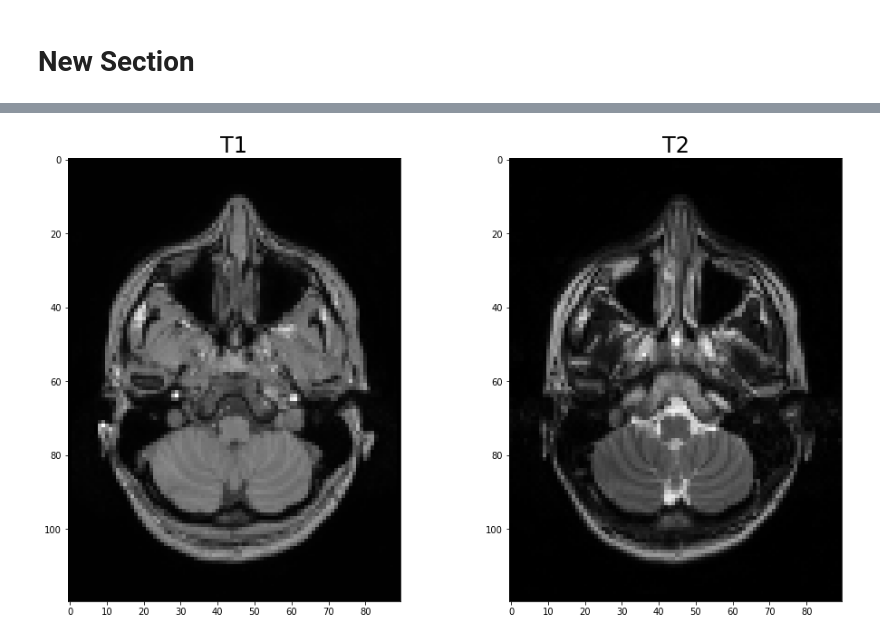
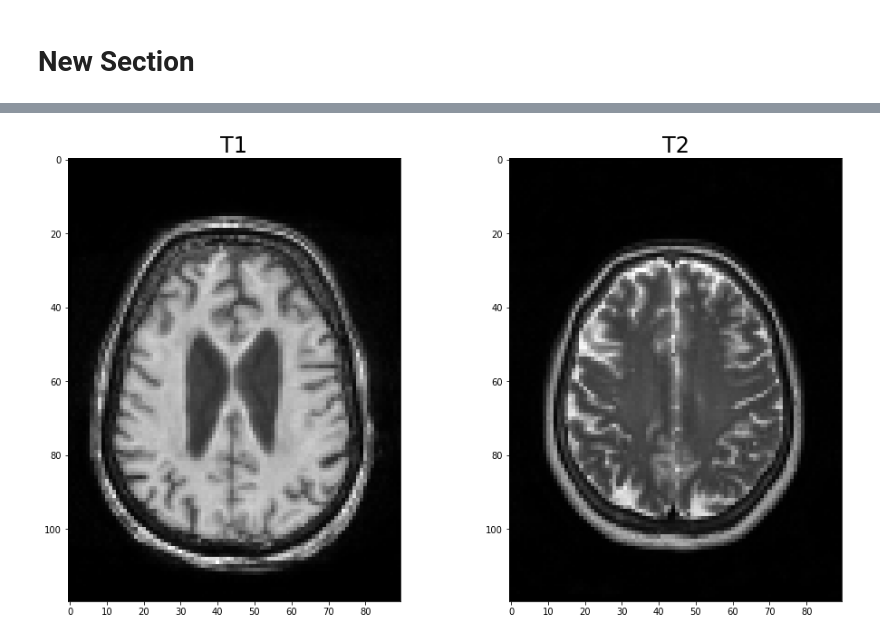
Before and after one commit to jeffj9930/3D_medical_imaging_liveProject, a Jupyter notebook: Copy_of_ch1.ipynb, the cells around one changed output, grey strips where cells are left out. Saved outputs shown, nothing was run; the diff lists cells and outputs as text; code cells hidden in the pictures.

```diff
--- a/Copy_of_ch1.ipynb
+++ b/Copy_of_ch1.ipynb
@@ -33,6 +35,6 @@ np.random.seed(seed)
 torch.manual_seed(seed)
 torch.cuda.manual_seed(seed)
 # %%
-rand_file = randint(0,len(t1_images))
-image_t1 = nib.load(t1_images[rand_file]).get_fdata()
-image_t2 = nib.load(t2_images[rand_file]).get_fdata()
+rand_patient = randint(0,len(t1_images))
+imvol_t1 = nib.load(t1_images[rand_patient]).get_fdata()
+imvol_t2 = nib.load(t2_images[rand_patient]).get_fdata()
@@ -41,0 +41,3 @@ rand_idx = 49
+# %%
+rand_slice = randint(0,len(imvol_t1[1,:,1]))
+print("Number of slices: {}".format(len(imvol_t1[1,:,1])))
@@ -42,8 +69,8 @@ rand_idx = 49
 # %%
+
 fig, axes = plt.subplots(1,2,figsize=(16,9))
-axes[0].imshow(image_t1[:,rand_idx,:],cmap='gray');axes[0].set_title('T1',fontsize=24)
-axes[1].imshow(image_t2[:,rand_idx,:],cmap='gray');axes[1].set_title('T2',fontsize=24)
-#plt.subplots(1,2,figsize=(16,9))
+axes[0].imshow(imvol_t1[:,rand_slice,:],cmap='gray');axes[0].set_title('T1',fontsize=24)
+axes[1].imshow(imvol_t2[:,rand_slice,:],cmap='gray');axes[1].set_title('T2',fontsize=24)
 plt.show()
 # %% [output]
-[figure, old version]
+[figure, new version]
```
Also changed, not shown: parts of 7 cells of this notebook.
